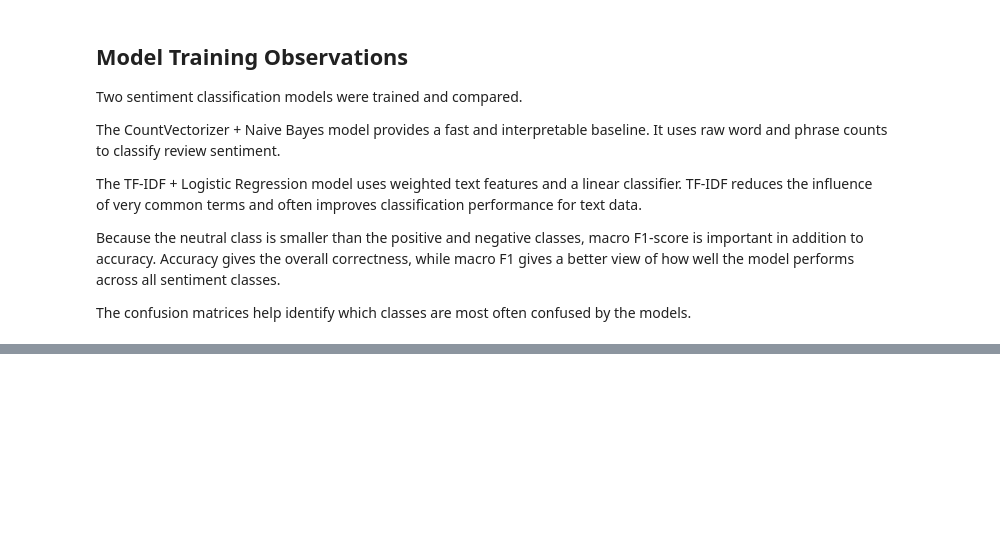
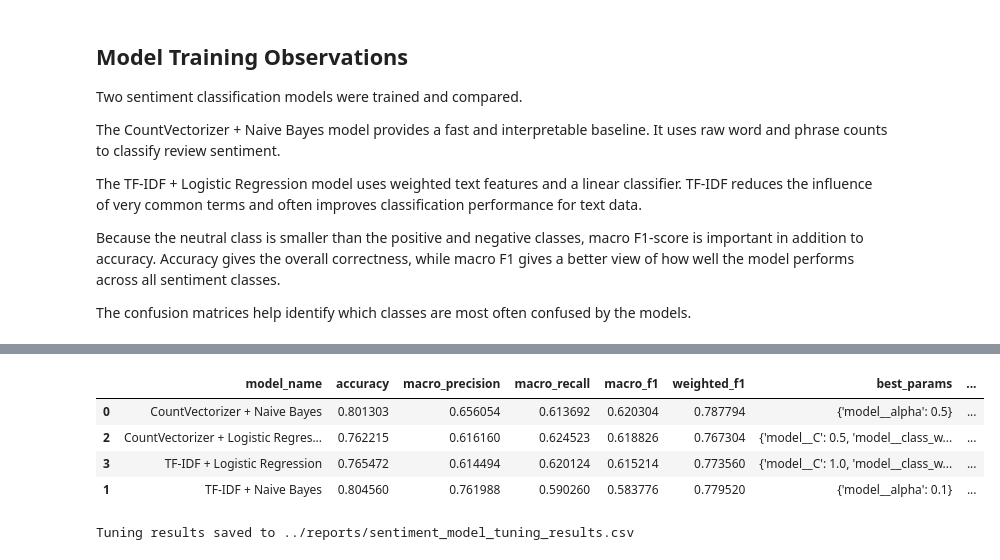
Before and after one commit to jay050699/energy-app-review-sentiment-rating-prediction, a Jupyter notebook: notebooks/03_model_training_evaluation.ipynb, the cells around one changed output, grey strips where cells are left out. Saved outputs shown, nothing was run; the diff lists cells and outputs as text; code cells hidden in the pictures; blank space fills up the shorter version.

```diff
--- a/notebooks/03_model_training_evaluation.ipynb
+++ b/notebooks/03_model_training_evaluation.ipynb
@@ -450,0 +545,22 @@ The confusion matrices help identify which classes are most often confused by th
+# %%
+param_grids = {
+    "CountVectorizer + Naive Bayes": {
+        "model__alpha": [0.1, 0.5, 1.0, 2.0]
+    },
+
+    "TF-IDF + Naive Bayes": {
+        "model__alpha": [0.1, 0.5, 1.0, 2.0]
+    },
+
+    "CountVectorizer + Logistic Regression": {
+        "model__C": [0.5, 1.0, 2.0],
+        "model__class_weight": [None, "balanced"]
+    },
+
+    "TF-IDF + Logistic Regression": {
+        "model__C": [0.5, 1.0, 2.0],
+        "model__class_weight": [None, "balanced"]
+    }
+}
+
+print("Parameter grids created.")
@@ -450,0 +626,24 @@ The confusion matrices help identify which classes are most often confused by th
+# %%
+tuning_results_df = pd.DataFrame(tuning_results)
+
+tuning_results_df = tuning_results_df.sort_values(
+    by="macro_f1",
+    ascending=False
+)
+
+tuning_results_df
+# %% [output]
+|  | model_name | accuracy | macro_precision | macro_recall | macro_f1 | weighted_f1 | best_params | ... |
+| 0 | CountVectorizer + Naive Bayes | 0.801303 | 0.656054 | 0.613692 | 0.620304 | 0.787794 | {'model__alpha': 0.5} | ... |
+| 2 | CountVectorizer + Logistic Regres... | 0.762215 | 0.616160 | 0.624523 | 0.618826 | 0.767304 | {'model__C': 0.5, 'model__class_w... | ... |
+| 3 | TF-IDF + Logistic Regression | 0.765472 | 0.614494 | 0.620124 | 0.615214 | 0.773560 | {'model__C': 1.0, 'model__class_w... | ... |
+| 1 | TF-IDF + Naive Bayes | 0.804560 | 0.761988 | 0.590260 | 0.583776 | 0.779520 | {'model__alpha': 0.1} | ... |
+# %%
+tuning_results_df.to_csv(
+    "../reports/sentiment_model_tuning_results.csv",
+    index=False
+)
+
+print("Tuning results saved to ../reports/sentiment_model_tuning_results.csv")
+# %% [output]
+Tuning results saved to ../reports/sentiment_model_tuning_results.csv
```
Also changed, not shown: parts of 11 cells of this notebook, 3 other files.
